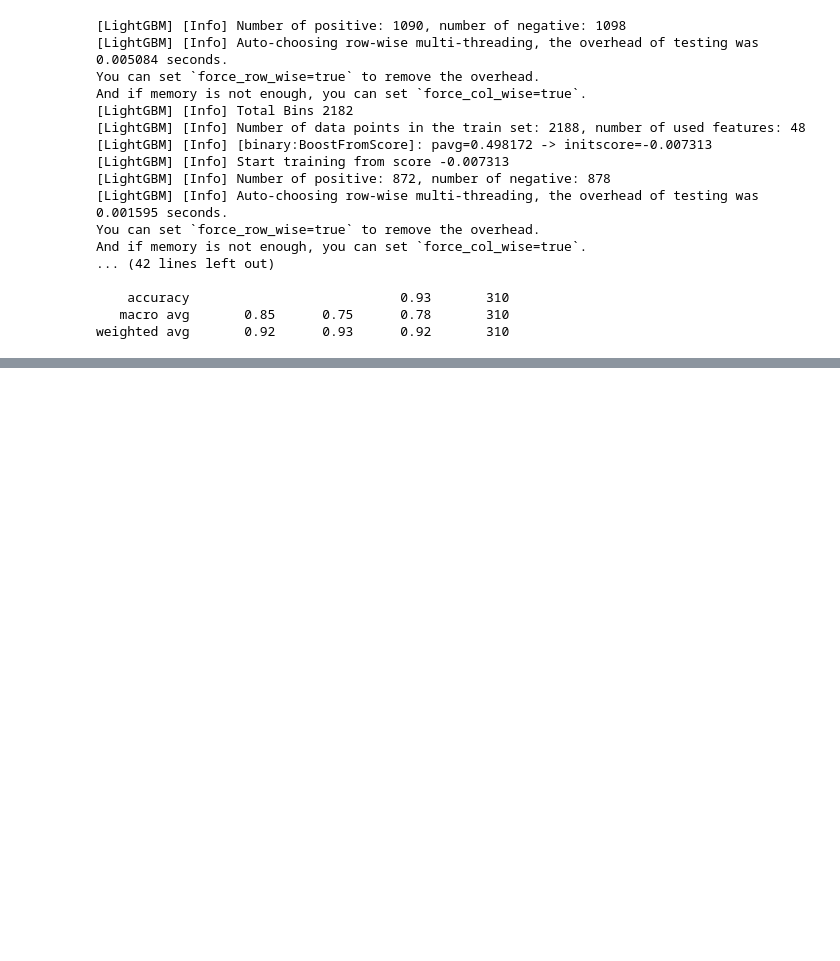
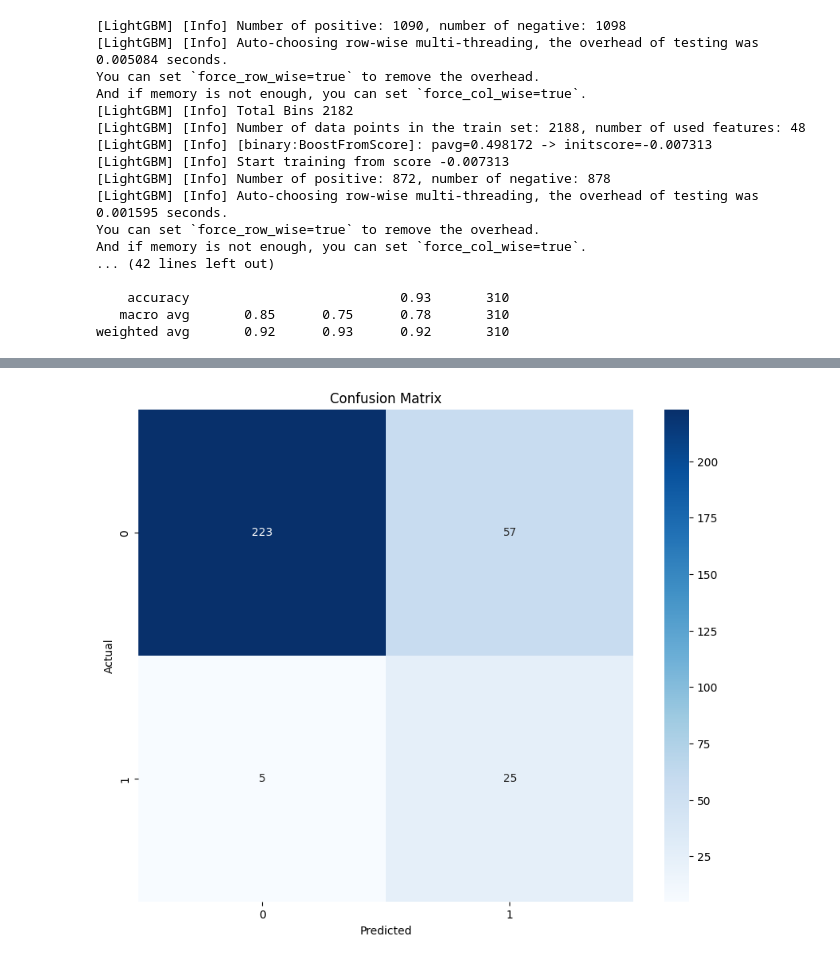
Before and after one commit to DaffaElgo/Iconic_2024, a Jupyter notebook: Code/Campur.ipynb, the cells around one changed output, grey strips where cells are left out. Cells and saved outputs as stored; diff of their text form; code cells hidden in the pictures; blank space fills up the shorter version.

```diff
--- a/Code/Campur.ipynb
+++ b/Code/Campur.ipynb
@@ -2932,0 +2976,89 @@ weighted avg       0.92      0.93      0.92       310
+# %%
+import numpy as np
+import pandas as pd
+from sklearn.ensemble import GradientBoostingClassifier
+from sklearn.metrics import roc_curve, classification_report, confusion_matrix
+from sklearn.model_selection import train_test_split
+from sklearn.compose import ColumnTransformer
+from sklearn.pipeline import Pipeline
+from sklearn.impute import SimpleImputer
+from sklearn.preprocessing import StandardScaler, OneHotEncoder
+from imblearn.over_sampling import ADASYN
+import matplotlib.pyplot as plt
+import seaborn as sns
+
+# Assuming data is your DataFrame and it has a 'label' column for the target variable
+X = data.drop('label', axis=1)
+y = data['label']
+
+# Train-test split
+X_train, X_test, y_train, y_test = train_test_split(X, y, test_size=0.2, random_state=42)
+
+# Identify numeric and categorical features
+numeric_features = X.select_dtypes(include=['int64', 'float64']).columns
+categorical_features = X.select_dtypes(include=['object', 'bool', 'category']).columns
+
+# Define the preprocessing pipelines
+numeric_transformer = Pipeline(steps=[
+    ('imputer', SimpleImputer(strategy='median')),
+    ('scaler', StandardScaler())])
+
+categorical_transformer = Pipeline(steps=[
+    ('imputer', SimpleImputer(strategy='most_frequent')),
+    ('onehot', OneHotEncoder(handle_unknown='ignore'))])
+
+# Combine preprocessing steps
+preprocessor = ColumnTransformer(
+    transformers=[
+        ('num', numeric_transformer, numeric_features),
+        ('cat', categorical_transformer, categorical_features)])
+
+# Create and apply the preprocessing pipeline
+pipeline = Pipeline(steps=[
+    ('preprocessor', preprocessor)
+])
+
+X_train_processed = pipeline.fit_transform(X_train)
+X_test_processed = pipeline.transform(X_test)
+
+# Oversample the training data using ADASYN
+oversampler = ADASYN(random_state=42)
+X_train_resampled, y_train_resampled = oversampler.fit_resample(X_train_processed, y_train)
+
+# Train the Gradient Boosting model
+model = CatBoostClassifier(random_state=0)
+model.fit(X_train_resampled, y_train_resampled)
+
+# Get predicted probabilities for the positive class
+y_probs = model.predict_proba(X_test_processed)[:, 1]
+
+# Calculate the ROC curve points
+fpr, tpr, thresholds = roc_curve(y_test, y_probs, pos_label=1)
+
+# Calculate specificity (1 - FPR)
+specificity = 1 - fpr
+
+# Calculate geometric mean for each threshold
+def geometric_mean(sensitivity, specificity):
+    return np.sqrt(sensitivity * specificity)
+
+gmeans = [geometric_mean(tpr[i], specificity[i]) for i in range(len(tpr))]
+
+# Find the threshold that gives the best geometric mean
+optimal_idx = np.argmax(gmeans)
+optimal_threshold = thresholds[optimal_idx]
+
+# Make predictions using the optimal threshold
+y_pred = (y_probs >= optimal_threshold).astype(int)
+
+# Print classification report
+print(classification_report(y_test, y_pred, digits=3))
+
+# Plot the confusion matrix heatmap
+plt.figure(figsize=(10, 8))
+sns.heatmap(confusion_matrix(y_test, y_pred), annot=True, fmt='d', cmap='Blues')
+plt.xlabel('Predicted')
+plt.ylabel('Actual')
+plt.title('Confusion Matrix')
+plt.show()
+# %% [output]
@@ -2932,0 +3082 @@ weighted avg       0.92      0.93      0.92       310
+[figure, added]
```
Also changed, not shown: parts of 9 cells of this notebook, 4 other files.
